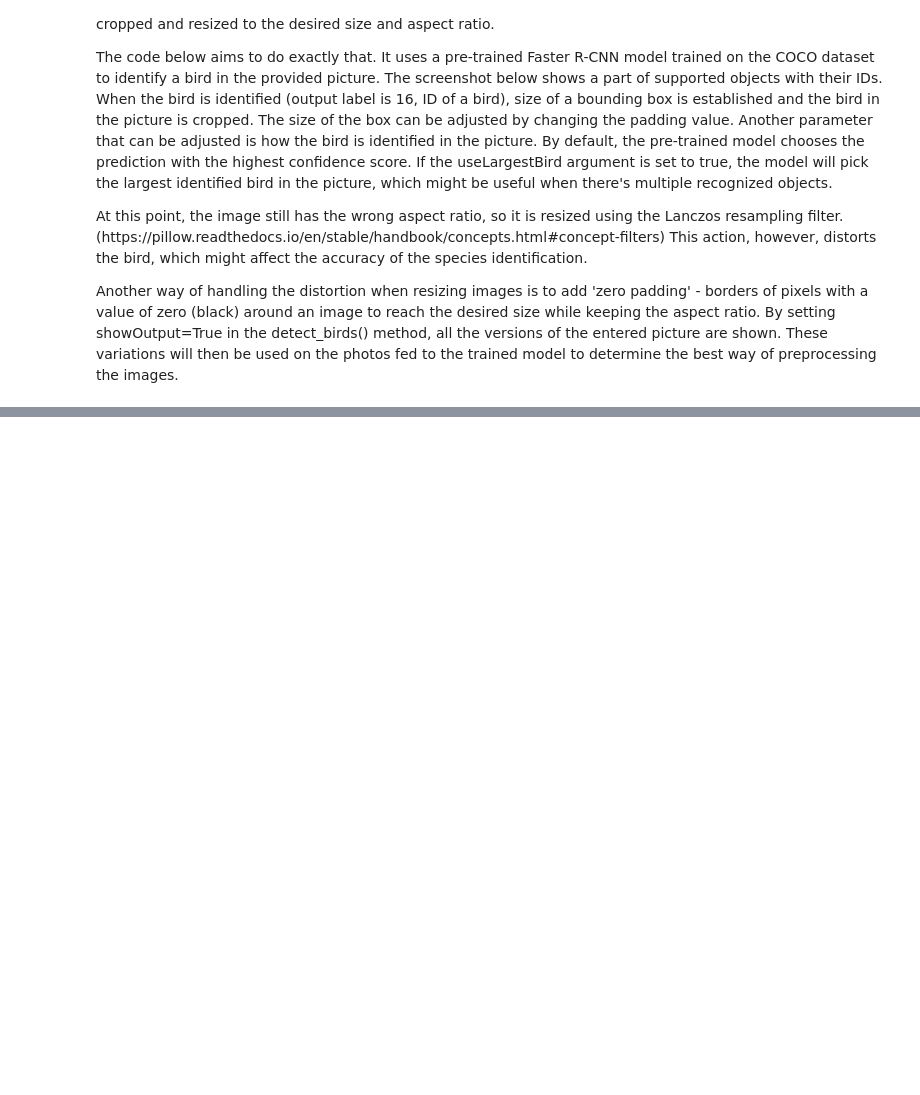
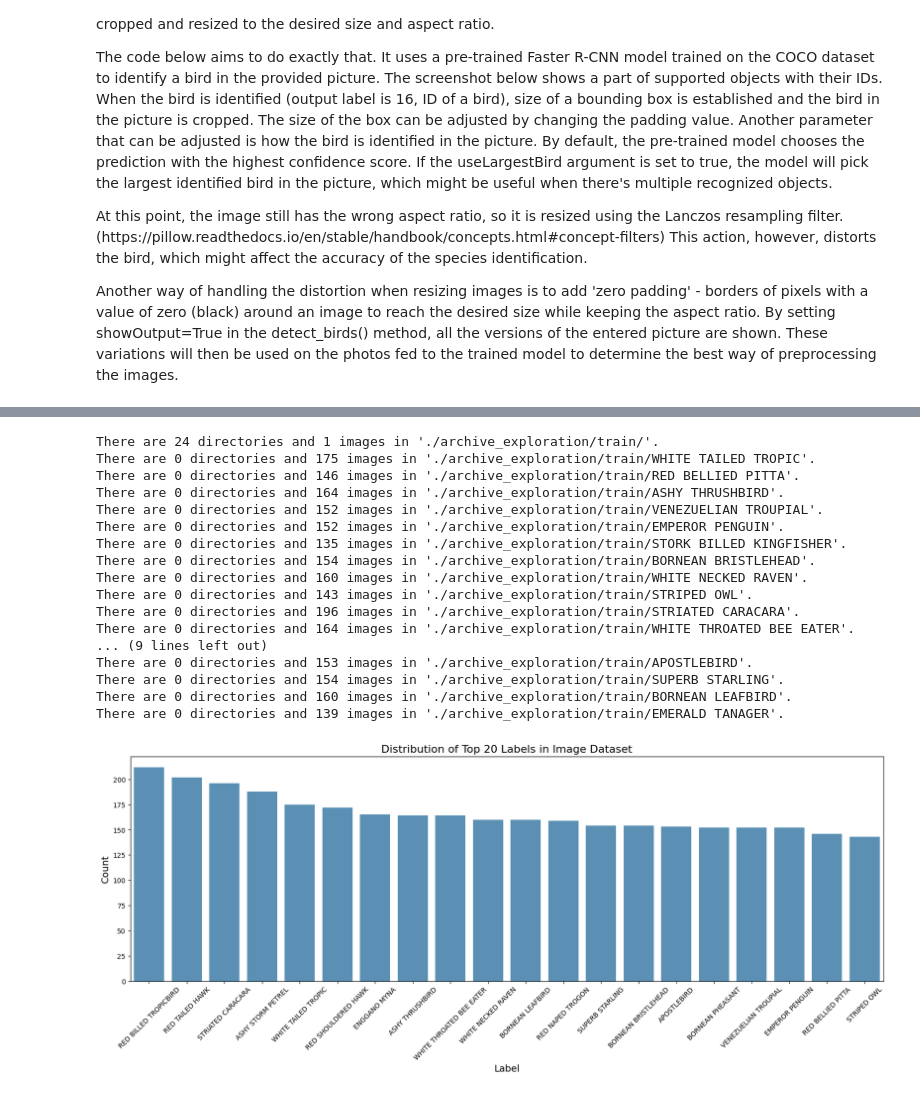
Before and after one commit to MAL-flowdemort/FeatherVision, a Jupyter notebook: FeatherVision.ipynb, the cells around one changed output, grey strips where cells are left out. Drawn from its saved outputs; the diff is of its cells as text; code cells hidden in the pictures; blank space fills up the shorter version.

```diff
--- a/FeatherVision.ipynb
+++ b/FeatherVision.ipynb
@@ -322,0 +519,55 @@ source: https://tech.amikelive.com/node-718/what-object-categories-labels-are-in
+# %%
+BATCH_SIZE = 32
+TARGET_SIZE = (224, 224)
+
+# Walk through each directory
+dataset = "./archive_exploration/train/"
+walk_through_dir(dataset)
+
+image_dir = Path(dataset)
+
+# Get filepaths and labels
+filepaths = (
+    list(image_dir.glob(r"**/*.JPG"))
+    + list(image_dir.glob(r"**/*.jpg"))
+    + list(image_dir.glob(r"**/*.png"))
+    + list(image_dir.glob(r"**/*.png"))
+)
+
+labels = list(map(lambda x: os.path.split(os.path.split(x)[0])[1], filepaths))
+
+filepaths = pd.Series(filepaths, name="Filepath").astype(str)
+labels = pd.Series(labels, name="Label")
+
+# Concatenate filepaths and labels
+image_df = pd.concat([filepaths, labels], axis=1)
+
+# Get the top 20 labels
+label_counts = image_df["Label"].value_counts()[:20]
+
+plt.figure(figsize=(20, 6))
+sns.barplot(x=label_counts.index, y=label_counts.values, alpha=0.8)
+plt.title("Distribution of Top 20 Labels in Image Dataset", fontsize=16)
+plt.xlabel("Label", fontsize=14)
+plt.ylabel("Count", fontsize=14)
+plt.xticks(rotation=45)
+plt.show()
+# %% [output]
+There are 24 directories and 1 images in './archive_exploration/train/'.
+There are 0 directories and 175 images in './archive_exploration/train/WHITE TAILED TROPIC'.
+There are 0 directories and 146 images in './archive_exploration/train/RED BELLIED PITTA'.
+There are 0 directories and 164 images in './archive_exploration/train/ASHY THRUSHBIRD'.
+There are 0 directories and 152 images in './archive_exploration/train/VENEZUELIAN TROUPIAL'.
+There are 0 directories and 152 images in './archive_exploration/train/EMPEROR PENGUIN'.
+There are 0 directories and 135 images in './archive_exploration/train/STORK BILLED KINGFISHER'.
+There are 0 directories and 154 images in './archive_exploration/train/BORNEAN BRISTLEHEAD'.
+There are 0 directories and 160 images in './archive_exploration/train/WHITE NECKED RAVEN'.
+There are 0 directories and 143 images in './archive_exploration/train/STRIPED OWL'.
+There are 0 directories and 196 images in './archive_exploration/train/STRIATED CARACARA'.
+There are 0 directories and 164 images in './archive_exploration/train/WHITE THROATED BEE EATER'.
+... (9 lines left out)
+There are 0 directories and 153 images in './archive_exploration/train/APOSTLEBIRD'.
+There are 0 directories and 154 images in './archive_exploration/train/SUPERB STARLING'.
+There are 0 directories and 160 images in './archive_exploration/train/BORNEAN LEAFBIRD'.
+There are 0 directories and 139 images in './archive_exploration/train/EMERALD TANAGER'.
+[figure, added]
```
Also changed, not shown: parts of 27 cells of this notebook, 1 other file.
